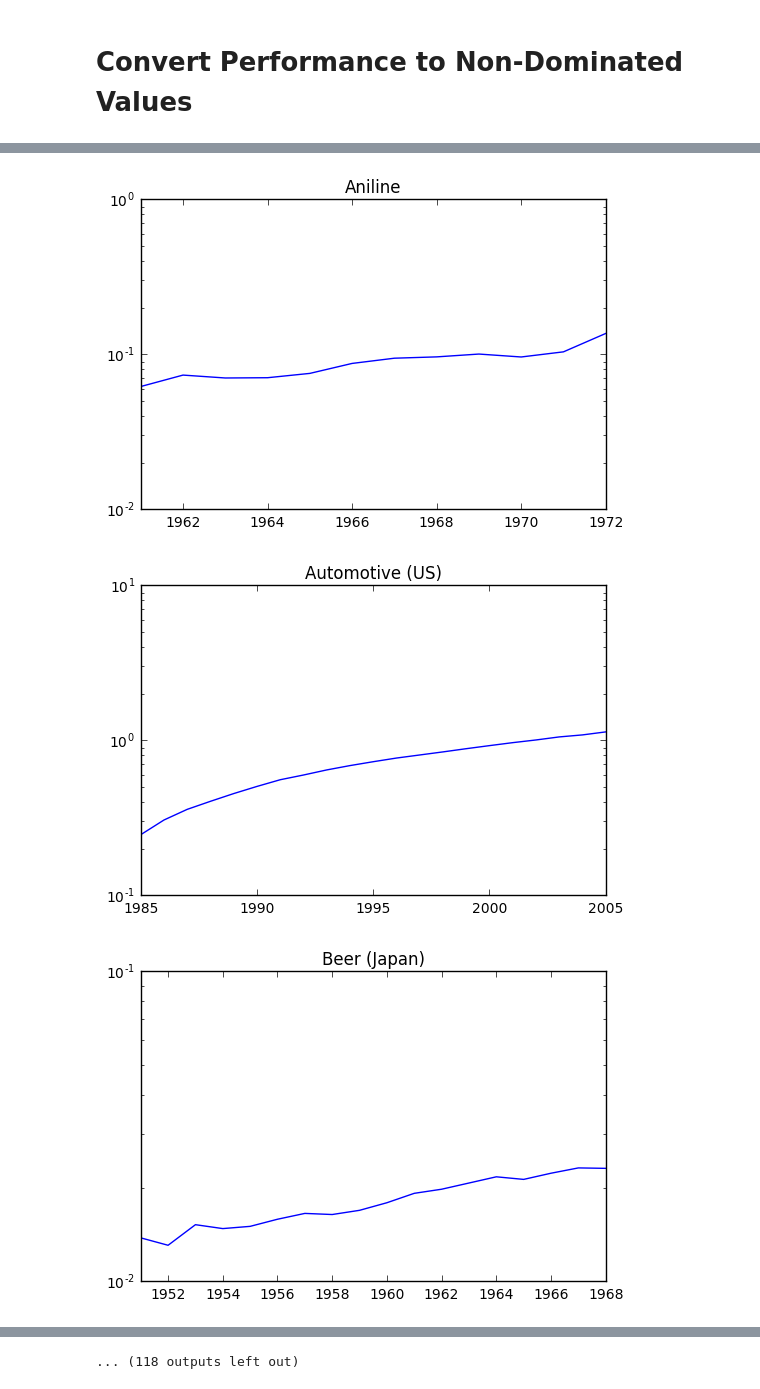
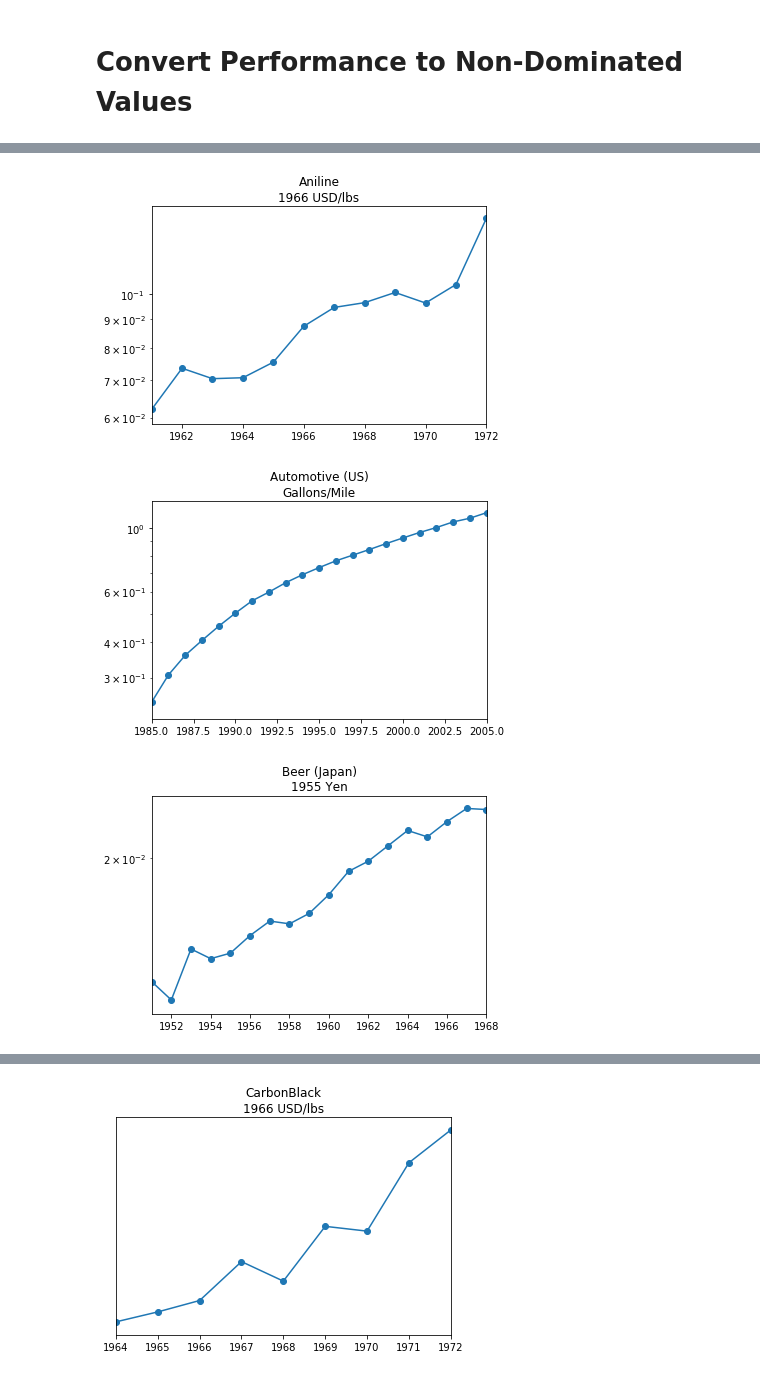
Before and after one commit to jeffalstott/technologytimeseries_forecasting, a Jupyter notebook: src/Original_Technology_Time_Series_Processing.ipynb, the cells around one changed output, grey strips where cells are left out. Drawn from its saved outputs; the diff is of its cells as text; code cells hidden in the pictures.

Commit message:
Updated data cleaning and metadata tagging process.

```diff
--- a/src/Original_Technology_Time_Series_Processing.ipynb
+++ b/src/Original_Technology_Time_Series_Processing.ipynb
@@ -71,3 +78,19 @@ time_series_metadata = time_series_metadata.rename(index={'AC_electricity_transm
 
 time_series = time_series.rename(columns={'AC_electricity_transmission_powered_distance_per_$_wkm_$':
                            'AC_electricity_transmission_powered_distance_per_cost_wkm_$'})
+# %%
+time_series_metadata.loc['electrical_info_transmission_kbps_per_$','Type'] = 'Price_Questionable'
+time_series_metadata.loc['optical_telcom_bandwidth_kbps_per_$','Type'] = 'Price_Questionable'
+time_series_metadata.loc['electronic_computation_mips_per_$','Type'] = 'Price_Questionable'
+time_series_metadata.loc['MRI_mm_sec_$_resolution_cost','Type'] = 'Price_Questionable'
+time_series_metadata.loc['AC_electricity_transmission_powered_distance_wkm','Type'] = 'Performance_Questionable'
+time_series_metadata.loc['DC_electricity_transmission_powered_distance_wkm','Type'] = 'Performance_Questionable'
+time_series_metadata.loc['Artificial_Illumination_LED_lumen_$','Type'] = 'Price_Questionable'
+time_series_metadata.loc['Artificial_Illumination_LED_lumen_lamp','Type'] = 'Performance_Questionable'
+time_series_metadata.loc['aeroplane_transport_pass_mile_hr','Type'] = 'Performance_Questionable'
+time_series_metadata.loc['photolithography_arealthroughput_accuracy_cost','Type'] = 'Price_Questionable'
+
+#And everything with 3D printing
+for i in time_series_metadata.index:
+    if '3D' in i:
+        time_series_metadata.loc[i,'Type'] = time_series_metadata.loc[i,'Type']+'_Questionable'
@@ -85,10 +222,8 @@ time_series_metadata.to_csv(data_directory+'time_series_metadata.csv')
 # %%
-%pylab inline
-
 for c in time_series.columns:
     figure()
-    time_series[c].dropna().plot(legend=False)
+    time_series[c].dropna().plot(legend=False, marker='o')
     yscale('log')
-    title(c)
+    title('%s\n%s'%(c, time_series_metadata.ix[c, 'Units']))
 # %% [output]
 Populating the interactive namespace from numpy and matplotlib
@@ -101,3 +234,3 @@ Populating the interactive namespace from numpy and matplotlib
-[figure, old version]
+[figure, new version]
-[figure, old version]
+[figure, new version]
-[figure, old version]
+[figure, new version]
@@ -107 +240 @@ Populating the interactive namespace from numpy and matplotlib
-... (118 outputs left out)
+[figure, added]
```
Also changed, not shown: parts of 16 cells of this notebook, 3 other files.
